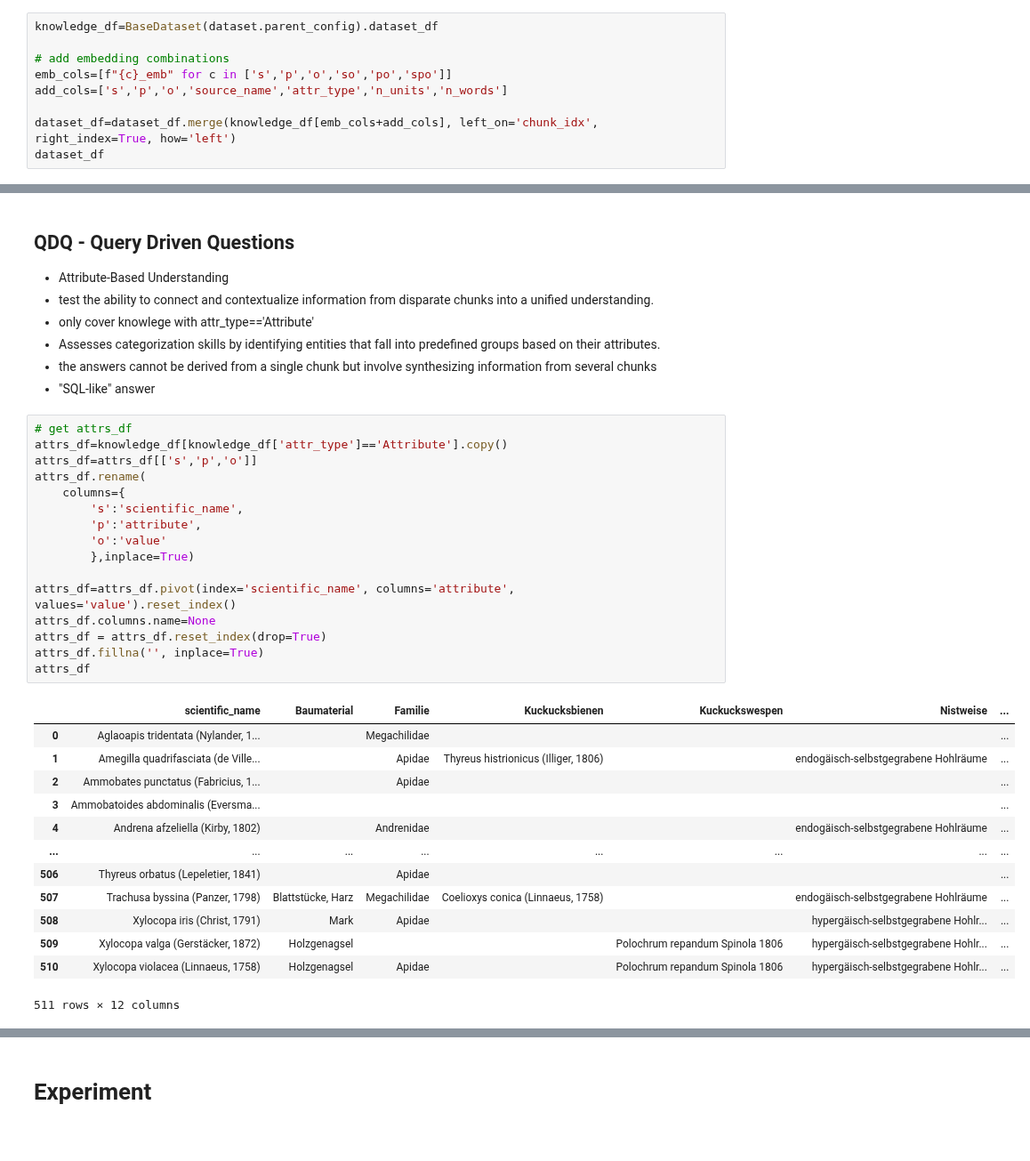
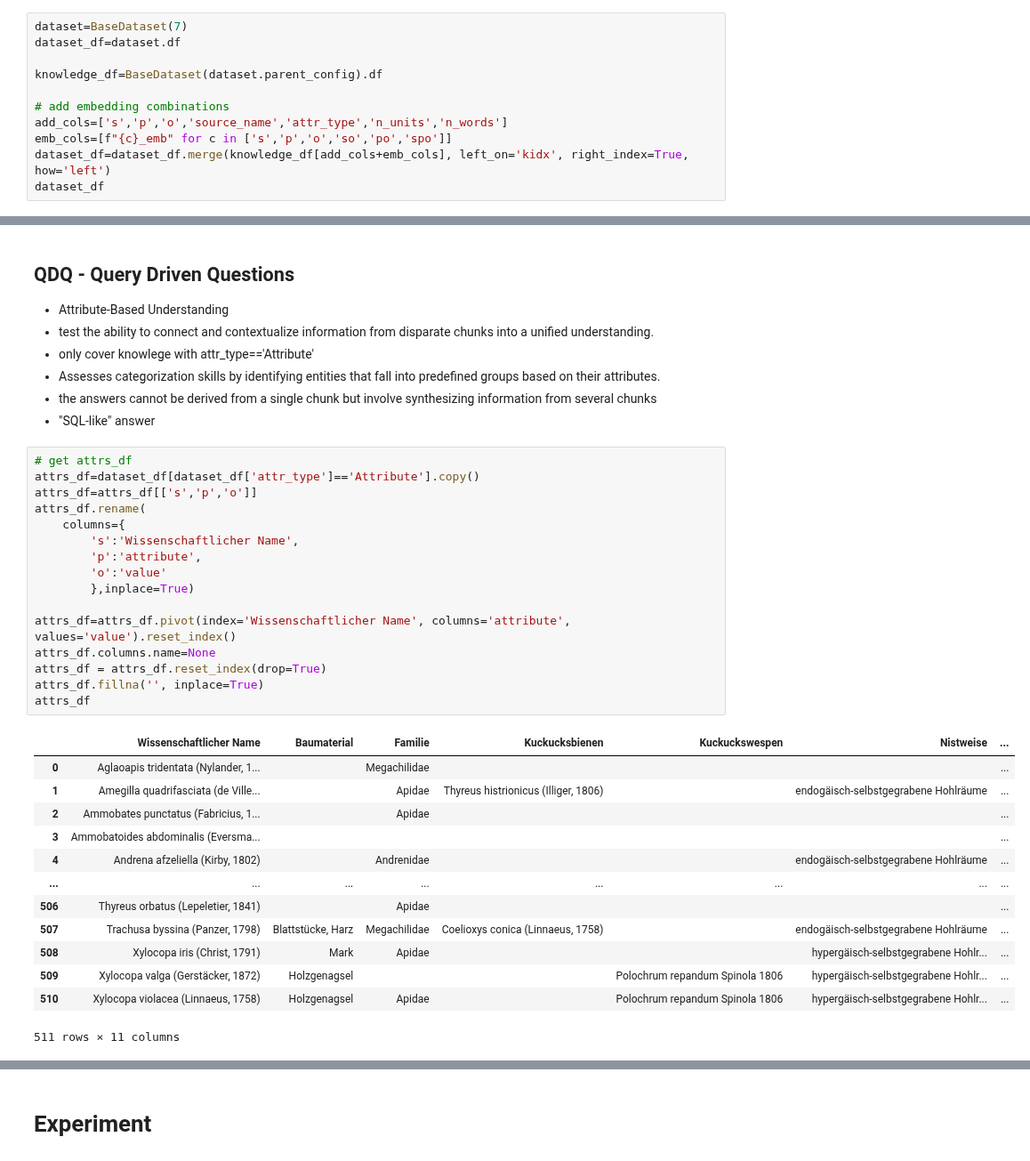
Before and after one commit to fee1ix/beesup_injection_lab, a Jupyter notebook: experiment_notebook.ipynb, the cells around one changed output, grey strips where cells are left out. Shown at 89% size. Drawn from its saved outputs; the diff is of its cells as text.

```diff
--- a/experiment_notebook.ipynb
+++ b/experiment_notebook.ipynb
@@ -513,10 +481,12 @@ dataset_df
 # %%
-knowledge_df=BaseDataset(dataset.parent_config).dataset_df
+dataset=BaseDataset(7)
+dataset_df=dataset.df
+
+knowledge_df=BaseDataset(dataset.parent_config).df
 
 # add embedding combinations
+add_cols=['s','p','o','source_name','attr_type','n_units','n_words']
 emb_cols=[f"{c}_emb" for c in ['s','p','o','so','po','spo']]
-add_cols=['s','p','o','source_name','attr_type','n_units','n_words']
-
-dataset_df=dataset_df.merge(knowledge_df[emb_cols+add_cols], left_on='chunk_idx', right_index=True, how='left')
+dataset_df=dataset_df.merge(knowledge_df[add_cols+emb_cols], left_on='kidx', right_index=True, how='left')
 dataset_df
 # %% [output]
@@ -861,22 +835,22 @@ eval_df
 - "SQL-like" answer
 # %%
 # get attrs_df
-attrs_df=knowledge_df[knowledge_df['attr_type']=='Attribute'].copy()
+attrs_df=dataset_df[dataset_df['attr_type']=='Attribute'].copy()
 attrs_df=attrs_df[['s','p','o']]
 attrs_df.rename(
     columns={
-        's':'scientific_name',
+        's':'Wissenschaftlicher Name',
         'p':'attribute',
         'o':'value'
         },inplace=True)
 
-attrs_df=attrs_df.pivot(index='scientific_name', columns='attribute', values='value').reset_index()
+attrs_df=attrs_df.pivot(index='Wissenschaftlicher Name', columns='attribute', values='value').reset_index()
 attrs_df.columns.name=None
 attrs_df = attrs_df.reset_index(drop=True)
 attrs_df.fillna('', inplace=True)
 attrs_df
 # %% [output]
-|  | scientific_name | Baumaterial | Familie | Kuckucksbienen | Kuckuckswespen | Nistweise | ... |
+|  | Wissenschaftlicher Name | Baumaterial | Familie | Kuckucksbienen | Kuckuckswespen | Nistweise | ... |
 | 0 | Aglaoapis tridentata (Nylander, 1... |  | Megachilidae |  |  |  | ... |
 | 1 | Amegilla quadrifasciata (de Ville... |  | Apidae | Thyreus histrionicus (Illiger, 1806) |  | endogäisch-selbstgegrabene Hohlräume | ... |
 | 2 | Ammobates punctatus (Fabricius, 1... |  | Apidae |  |  |  | ... |
@@ -888,7 +862,7 @@ attrs_df
 | 508 | Xylocopa iris (Christ, 1791) | Mark | Apidae |  |  | hypergäisch-selbstgegrabene Hohlr... | ... |
 | 509 | Xylocopa valga (Gerstäcker, 1872) | Holzgenagsel |  |  | Polochrum repandum Spinola 1806 | hypergäisch-selbstgegrabene Hohlr... | ... |
 | 510 | Xylocopa violacea (Linnaeus, 1758) | Holzgenagsel | Apidae |  | Polochrum repandum Spinola 1806 | hypergäisch-selbstgegrabene Hohlr... | ... |
-511 rows × 12 columns
+511 rows × 11 columns
 # %%
 # Query Driven Questions
 QDQ_SAMPLES=[
```
Also changed, not shown: parts of 69 cells of this notebook, 14 other files.
